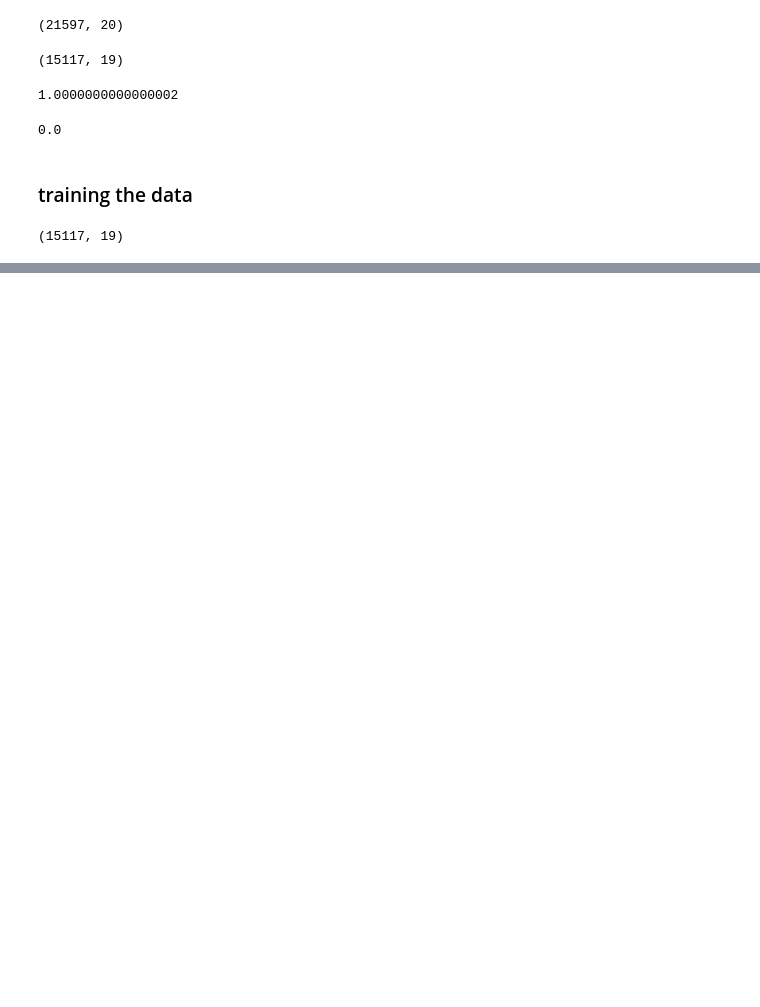
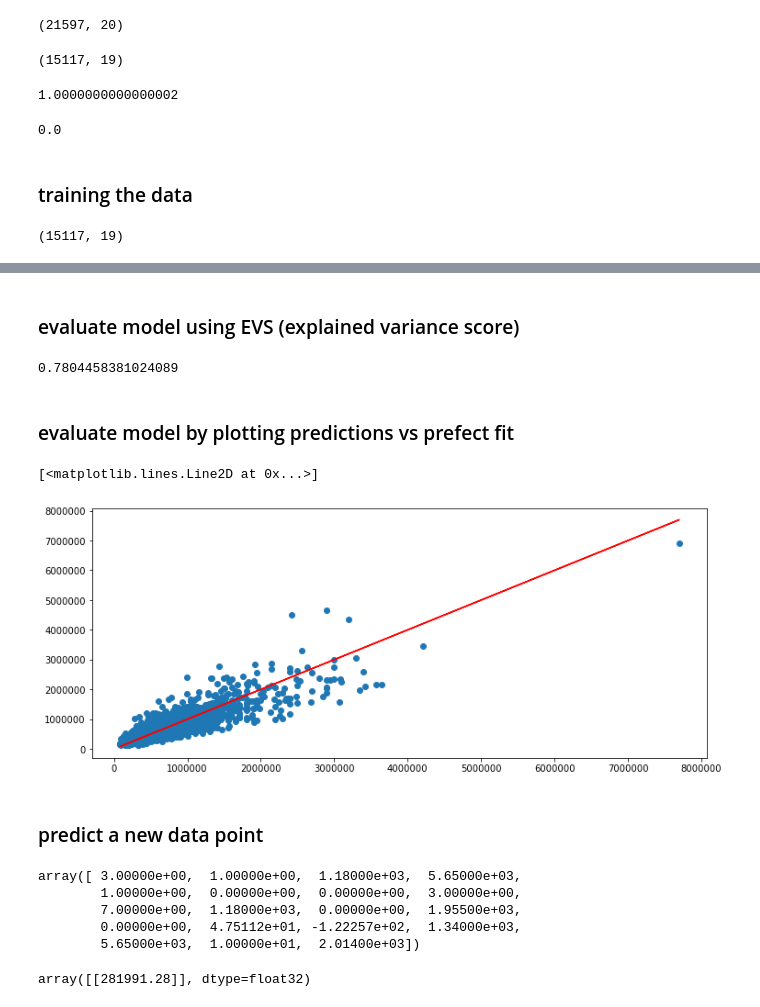
Before and after one commit to techcomm23/TF-Practice1, a Jupyter notebook: 03-ANNs/01-Keras-Regression.ipynb, the cells around one changed output, grey strips where cells are left out. Saved outputs shown, nothing was run; the diff lists cells and outputs as text; code cells hidden in the pictures; blank space fills up the shorter version.

```diff
--- a/03-ANNs/01-Keras-Regression.ipynb
+++ b/03-ANNs/01-Keras-Regression.ipynb
@@ -458,0 +475,4 @@ Epoch 400/400
+# %%
+from sklearn.metrics import mean_absolute_error,mean_squared_error,explained_variance_score
+prediction = model.predict(X_test)
+prediction
@@ -458,0 +515,6 @@ Epoch 400/400
+# %% [markdown]
+### evaluate model using EVS (explained variance score)
+# %%
+explained_variance_score(y_test,prediction)
+# %% [output]
+0.7804458381024089
@@ -458,0 +525,9 @@ Epoch 400/400
+# %% [markdown]
+### evaluate model by plotting predictions vs prefect fit
+# %%
+plt.figure(figsize=(12,5))
+plt.scatter(y_test,prediction)
+plt.plot(y_test,y_test,'r')
+# %% [output]
+[<matplotlib.lines.Line2D at 0x...>]
+[figure, added]
@@ -458,0 +537,2 @@ Epoch 400/400
+# %% [markdown]
+### predict a new data point
@@ -458,0 +542,9 @@ Epoch 400/400
+# %%
+# check data shape
+new_house.values
+# %% [output]
+array([ 3.00000e+00,  1.00000e+00,  1.18000e+03,  5.65000e+03,
+        1.00000e+00,  0.00000e+00,  0.00000e+00,  3.00000e+00,
+        7.00000e+00,  1.18000e+03,  0.00000e+00,  1.95500e+03,
+        0.00000e+00,  4.75112e+01, -1.22257e+02,  1.34000e+03,
+        5.65000e+03,  1.00000e+01,  2.01400e+03])
@@ -458,0 +554,5 @@ Epoch 400/400
+# %%
+# predict
+model.predict(new_house_scaled)
+# %% [output]
+array([[281991.28]], dtype=float32)
```
Also changed, not shown: parts of 20 cells of this notebook.
